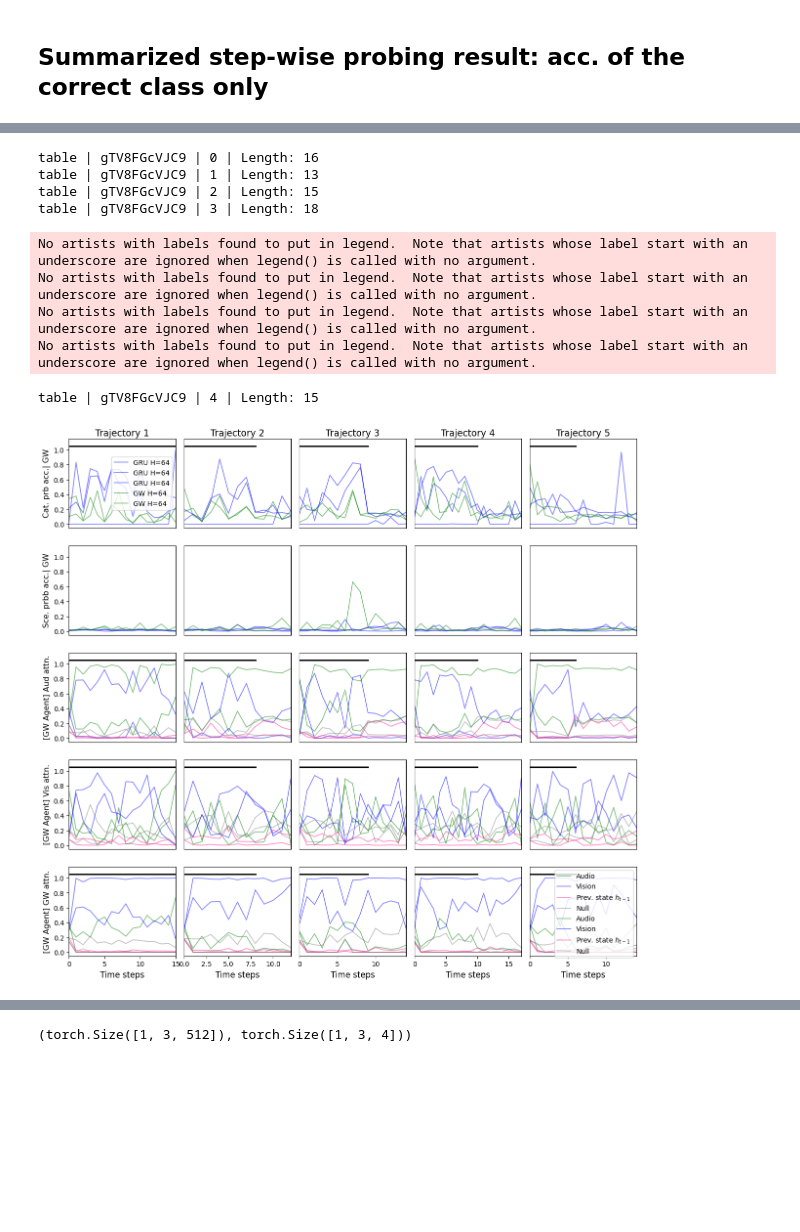
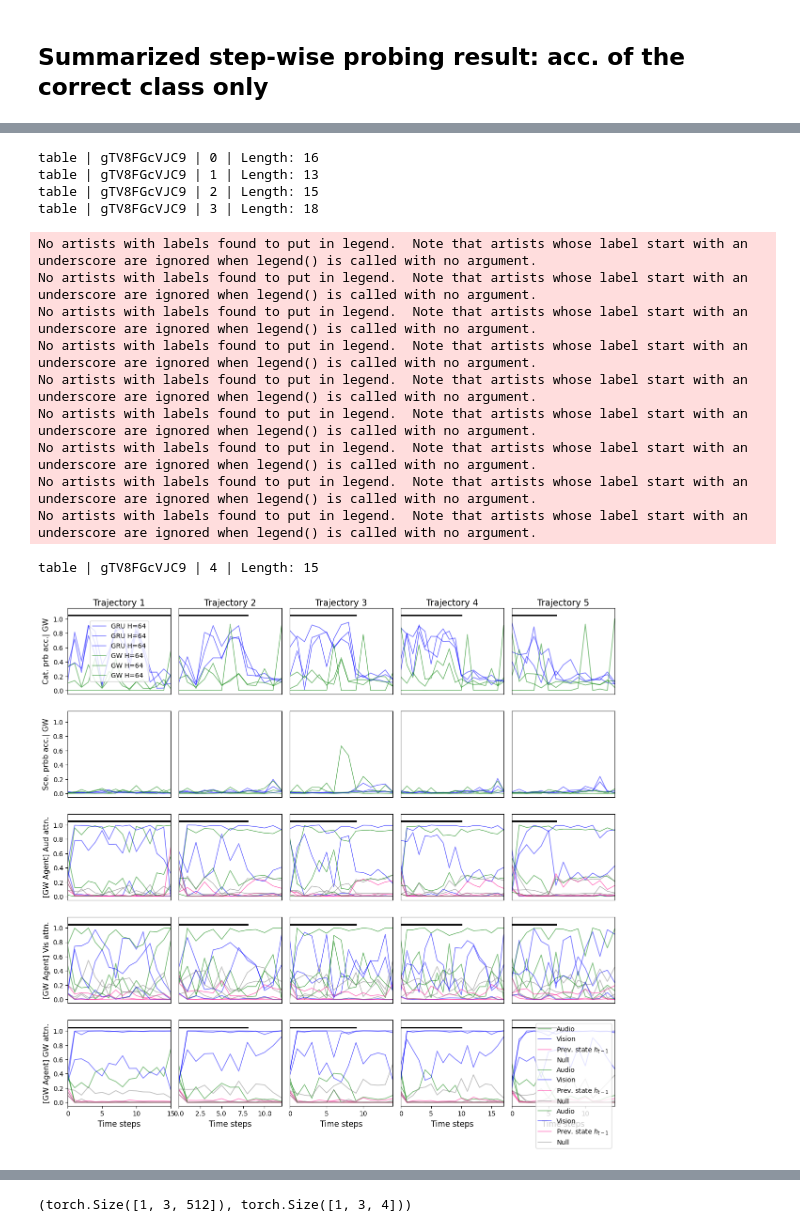
Before and after one commit to arayabrain/multimodal-global-workspace-agent, a Jupyter notebook: ppo/SAVI_v3_Analysis.ipynb, the cells around one changed output, grey strips where cells are left out. Saved outputs shown, nothing was run; the diff lists cells and outputs as text; code cells hidden in the pictures; blank space fills up the shorter version.

```diff
--- a/ppo/SAVI_v3_Analysis.ipynb
+++ b/ppo/SAVI_v3_Analysis.ipynb
@@ -534,17 +534,17 @@ MODEL_VARIANTS_TO_STATEDICT_PATH = {
         "pretty_name": "GRUv3 H=64 | Seed 111",
         "state_dict_path": "/home/rousslan/random/rl/exp-logs/ss-hab-bc/"
             "ppo_bc__savi_ss1_rgb_spectro__gruv3__gw_detach__grulynrm__entcoef_0.2__no_cew__h_64_seed_111__2023_11_21_11_36_07_475470.musashi"
-            "/models/ppo_agent.15705001.ckpt.pth",
+            "/models/ppo_agent.19995001.ckpt.pth",
         # TODO: use appropriate probe weights
         "probe_path": "/home/rousslan/random/rl/exp-logs/ss-hab-bc-probing/"
-            "ppo_bc__savi_ss1_rgb_spectro__gruv3__gw_detach__usenull__grulynrm__entcoef_0.2__no_cew__h_64__n_mb_50__prb_dpth_2_seed_111__2023_11_28_21_29_13_422617.musashi"
+            "ppo_bc__savi_ss1_rgb_spectro__gruv3__gw_detach__usenull__grulynrm__entcoef_0.2__no_cew__h_64__n_mb_50__prb_dpth_2_seed_111__2023_11_28_21_29_13_422179.musashi"
     },
 
     "ppo_bc__savi_ss1_rgb_spectro__gruv3__gw_detach__grulynrm__entcoef_0.2__no_cew__h_64__seed_222": {
         "pretty_name": "GRUv3 H=64 | Seed 222",
         "state_dict_path": "/home/rousslan/random/rl/exp-logs/ss-hab-bc/"
             "ppo_bc__savi_ss1_rgb_spectro__gruv3__gw_detach__grulynrm__entcoef_0.2__no_cew__h_64_seed_222__2023_11_21_11_36_02_145955.musashi"
-            "/models/ppo_agent.15705001.ckpt.pth",
+            "/models/ppo_agent.19995001.ckpt.pth",
         # TODO: use appropriate probe weights
         "probe_path": "/home/rousslan/random/rl/exp-logs/ss-hab-bc-probing/"
             "ppo_bc__savi_ss1_rgb_spectro__gruv3__gw_detach__usenull__grulynrm__entcoef_0.2__no_cew__h_64__n_mb_50__prb_dpth_2_seed_111__2023_11_28_21_29_13_422617.musashi"
@@ -554,7 +554,7 @@ MODEL_VARIANTS_TO_STATEDICT_PATH = {
         "pretty_name": "GRUv3 H=64 | Seed 333",
         "state_dict_path": "/home/rousslan/random/rl/exp-logs/ss-hab-bc/"
             "ppo_bc__savi_ss1_rgb_spectro__gruv3__gw_detach__grulynrm__entcoef_0.2__no_cew__h_64_seed_333__2023_11_21_11_36_30_471112.musashi"
-            "/models/ppo_agent.15705001.ckpt.pth",
+            "/models/ppo_agent.19995001.ckpt.pth",
         # TODO: use appropriate probe weights
         "probe_path": "/home/rousslan/random/rl/exp-logs/ss-hab-bc-probing/"
             "ppo_bc__savi_ss1_rgb_spectro__gruv3__gw_detach__usenull__grulynrm__entcoef_0.2__no_cew__h_64__n_mb_50__prb_dpth_2_seed_111__2023_11_28_21_29_13_453772.musashi"
@@ -605,6 +605,15 @@ MODEL_VARIANTS_TO_STATEDICT_PATH = {
             "ppo_bc__savi_ss1_rgb_spectro__gwtv3__gw_detach__usenull__grulynrm__entcoef_0.2__no_cew__h_64__n_mb_50__prb_dpth_2_seed_111__2023_11_28_16_29_39_035921.conan"
     },
 
+    "ppo_bc__savi_ss1_rgb_spectro__gwtv3__gw_detach__usenull__grulynrm__entcoef_0.2__no_cew__h_64__seed_333": {
+        "pretty_name": "[SAVi BC] PPO GWTv3 GW Detached; Use Null; LyNrm; H=64 | RGB Spectro | Seed 333",
+        "state_dict_path": "/home/rousslan/random/rl/exp-logs/ss-hab-bc/"
+            "ppo_bc__savi_ss1_rgb_spectro__gwtv3__gw_detach__usenull__grulynrm__entcoef_0.2__no_cew__h_64_seed_333__2023_11_24_17_56_11_808231.conan"
+            "/models/ppo_agent.12015001.ckpt.pth", # TODO: update with finished training probe
+            # "/models/ppo_agent.19995001.ckpt.pth",
+        "probe_path": "/home/rousslan/random/rl/exp-logs/ss-hab-bc-probing/"
+            "ppo_bc__savi_ss1_rgb_spectro__gwtv3__gw_detach__usenull__grulynrm__entcoef_0.2__no_cew__h_64__n_mb_50__prb_dpth_2_seed_111__2023_11_28_16_29_39_035921.conan"
+    },
     # TODO: add the 333 seed here
     # endregion: SAVI BC GWTv3 variants: rec enc gw3 detach; CA uses null
 
@@ -800,7 +808,9 @@ AGENTS_OF_INTEREST = [
     # "ppo_bc__savi_ss1_rgb_spectro__gwtv3__gw_detach__usenull__grulynrm__entcoef_0.2__no_cew__seed_222",
     ## GWTv3 H=64
     "ppo_bc__savi_ss1_rgb_spectro__gwtv3__gw_detach__usenull__grulynrm__entcoef_0.2__no_cew__h_64__seed_111",
-    "ppo_bc__savi_ss1_rgb_spectro__gwtv3__gw_detach__usenull__grulynrm__entcoef_0.2__no_cew__h_64__seed_222", # TODO: missing probes
+    "ppo_bc__savi_ss1_rgb_spectro__gwtv3__gw_detach__usenull__grulynrm__entcoef_0.2__no_cew__h_64__seed_222",
+    "ppo_bc__savi_ss1_rgb_spectro__gwtv3__gw_detach__usenull__grulynrm__entcoef_0.2__no_cew__h_64__seed_333",
+
     ## GWTv3.1 H=512
     # "ppo_bc__savi_ss1_rgb_spectro__gwtv3.1__gw_detach__usenull__grulynrm__entcoef_0.2__no_cew__seed_222",
     # "ppo_bc__savi_ss1_rgb_spectro__gwtv3.2__gw_detach__usenull__grulynrm__entcoef_0.2__no_cew__seed_111", # TODO: reload once trained long enough / interesting performance curves.
@@ -1745,6 +1757,7 @@ AGENT_GROUPS_OF_INTEREST = {
   "GW H=64": {
     111: "ppo_bc__savi_ss1_rgb_spectro__gwtv3__gw_detach__usenull__grulynrm__entcoef_0.2__no_cew__h_64__seed_111",
     222: "ppo_bc__savi_ss1_rgb_spectro__gwtv3__gw_detach__usenull__grulynrm__entcoef_0.2__no_cew__h_64__seed_222",
+    333: "ppo_bc__savi_ss1_rgb_spectro__gwtv3__gw_detach__usenull__grulynrm__entcoef_0.2__no_cew__h_64__seed_333",
   },
   # "GW H=512": {
   #   111: "ppo_bc__savi_ss1_rgb_spectro__gwtv3__gw_detach__usenull__grulynrm__entcoef_0.2__no_cew__seed_111",
@@ -1867,13 +1879,18 @@ No artists with labels found to put in legend.  Note that artists whose label st
 table | gTV8FGcVJC9 | 0 | Length: 16
 table | gTV8FGcVJC9 | 1 | Length: 13
 table | gTV8FGcVJC9 | 2 | Length: 15
 table | gTV8FGcVJC9 | 3 | Length: 18
 No artists with labels found to put in legend.  Note that artists whose label start with an underscore are ignored when legend() is called with no argument.
 No artists with labels found to put in legend.  Note that artists whose label start with an underscore are ignored when legend() is called with no argument.
 No artists with labels found to put in legend.  Note that artists whose label start with an underscore are ignored when legend() is called with no argument.
 No artists with labels found to put in legend.  Note that artists whose label start with an underscore are ignored when legend() is called with no argument.
+No artists with labels found to put in legend.  Note that artists whose label start with an underscore are ignored when legend() is called with no argument.
+No artists with labels found to put in legend.  Note that artists whose label start with an underscore are ignored when legend() is called with no argument.
+No artists with labels found to put in legend.  Note that artists whose label start with an underscore are ignored when legend() is called with no argument.
+No artists with labels found to put in legend.  Note that artists whose label start with an underscore are ignored when legend() is called with no argument.
+No artists with labels found to put in legend.  Note that artists whose label start with an underscore are ignored when legend() is called with no argument.
 table | gTV8FGcVJC9 | 4 | Length: 15
-[figure, old version]
+[figure, new version]
 # %%
 MOD_AXIS_TO_NAME = {0: "Audio", 1: "Vision", 2: r"Prev. state $h_{t-1}$", 3: "Null"}
 MOD_AXIS_TO_COLOR = { 0: "green", 1: "blue", 2: "deeppink", 3: "grey"}
```
Also changed, not shown: parts of 10 cells of this notebook.
